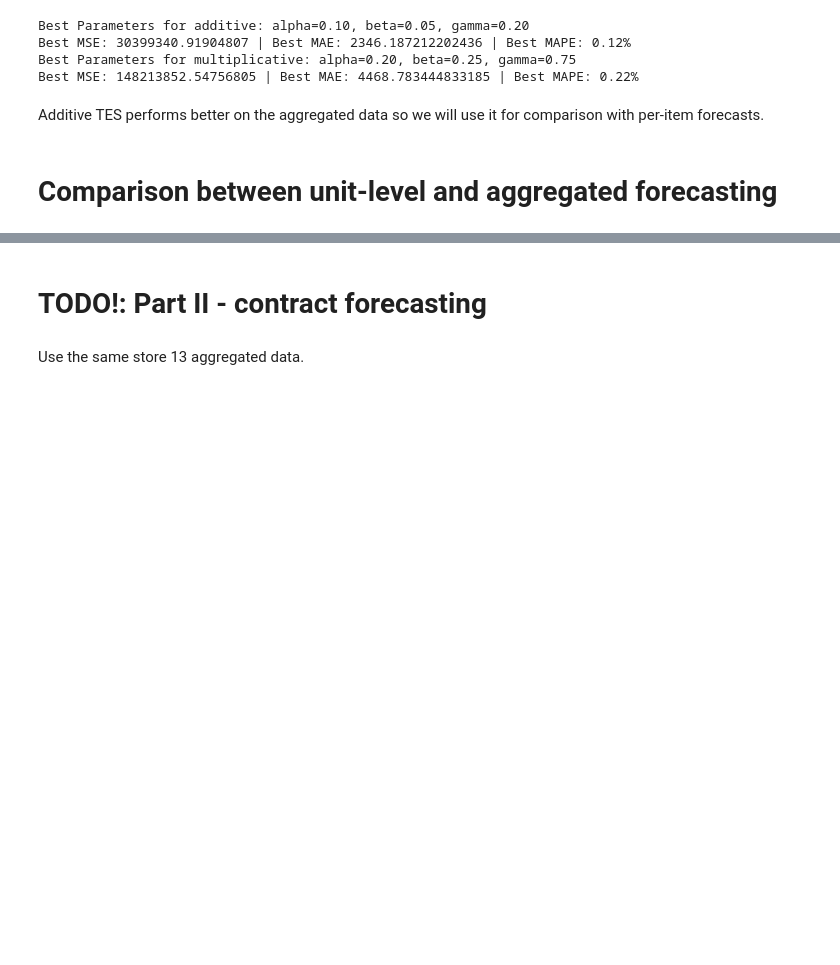
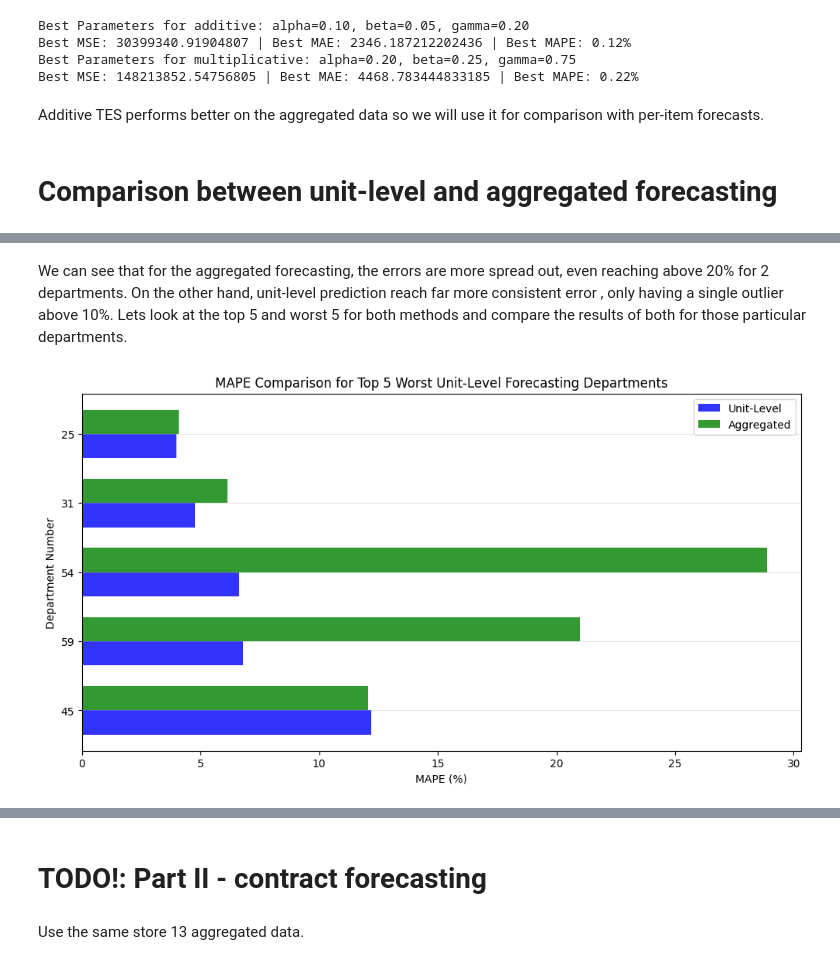
Before and after one commit to berbomeister/ws1-project, a Jupyter notebook: init.ipynb, the cells around one changed output, grey strips where cells are left out. Saved outputs shown, nothing was run; the diff lists cells and outputs as text; code cells hidden in the pictures; blank space fills up the shorter version.

```diff
--- a/init.ipynb
+++ b/init.ipynb
@@ -544,0 +621,29 @@ metrics_df.sort_values(by='unit_mape',ascending=False)
+# %% [markdown]
+We can see that for the aggregated forecasting, the errors are more spread out, even reaching above 20% for 2 departments. On the other hand, unit-level prediction reach far more consistent error , only having a single outlier above 10%. Lets look at the top 5 and worst 5 for both methods and compare the results of both for those particular departments.
+# %%
+top_5_unit = metrics_df.sort_values(by='unit_mape', ascending=False).head(5)
+top_5_agg = metrics_df.sort_values(by='agg_mape', ascending=False).head(5)
+bot_5_unit = metrics_df.sort_values(by='unit_mape', ascending=True).head(5)
+bot_5_agg = metrics_df.sort_values(by='agg_mape', ascending=True).head(5)
+
+# Create bar plot comparing MAPE for top 5 worst unit-level departments
+fig, ax = plt.subplots(figsize=(12, 6))
+
+x = np.arange(len(top_5_unit))
+width = 0.35
+
+# Extract department numbers for labels
+dept_labels = [dept.split('-')[1] for dept in top_5_unit['dept']]
+
+bars1 = ax.barh(x - width/2, top_5_unit['unit_mape'], width, label='Unit-Level', alpha=0.8, color='blue')
+bars2 = ax.barh(x + width/2, top_5_unit['agg_mape'], width, label='Aggregated', alpha=0.8, color='green')
+
+ax.set_ylabel('Department Number')
+ax.set_xlabel('MAPE (%)')
+ax.set_title('MAPE Comparison for Top 5 Worst Unit-Level Forecasting Departments')
+ax.set_yticks(x)
+ax.set_yticklabels(dept_labels)
+ax.legend()
+ax.grid(alpha=0.3, axis='y')
+# %% [output]
+[figure, added]
```
Also changed, not shown: parts of 23 cells of this notebook, 1 other file.
